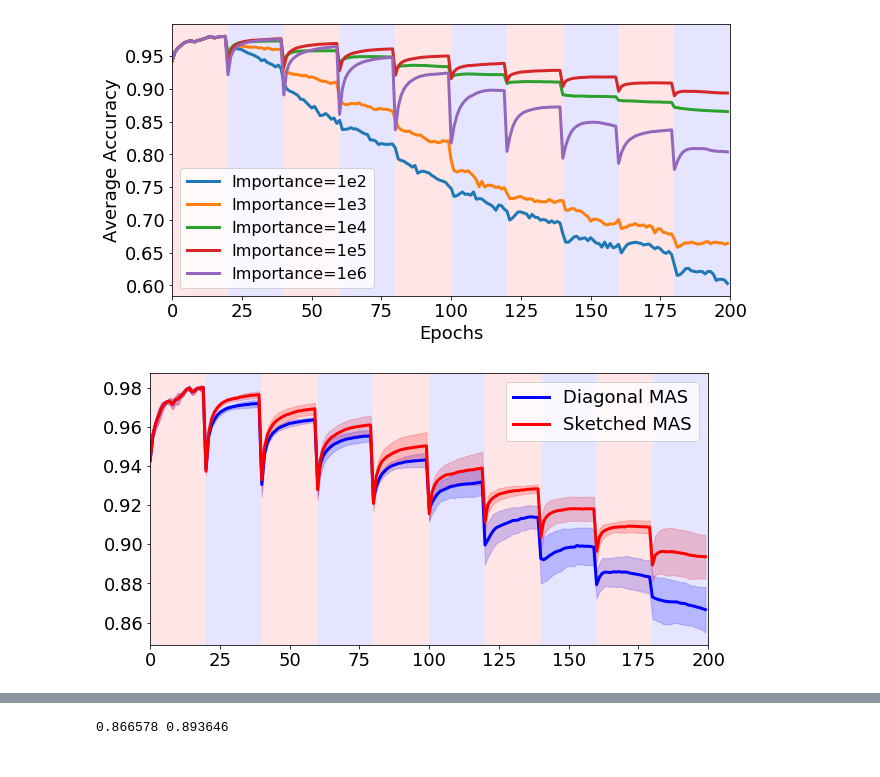
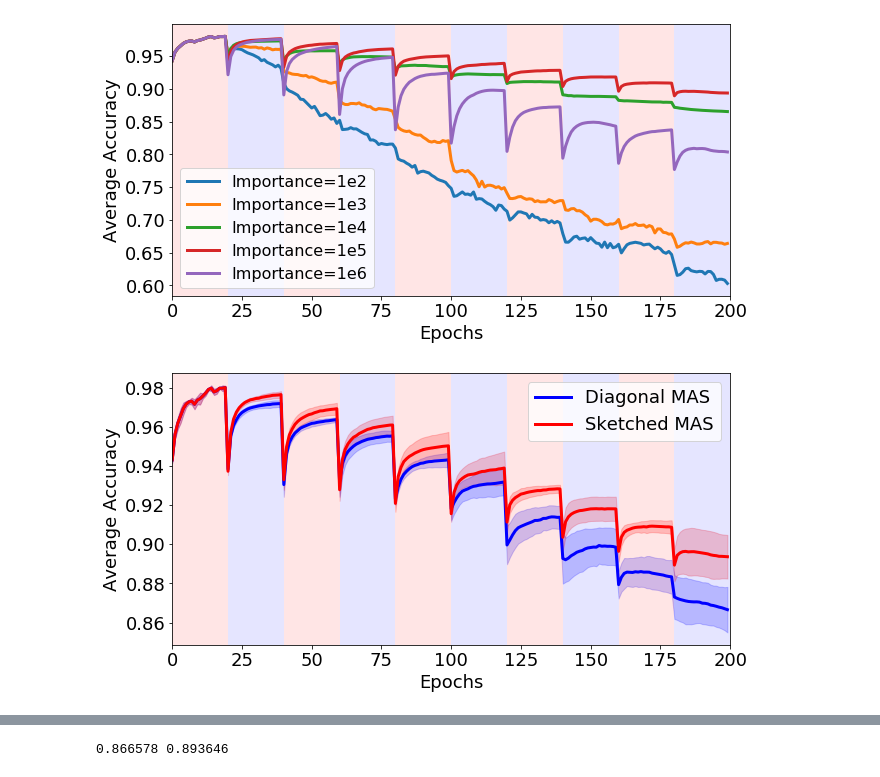
Before and after one commit to lihr04/corel2m, a Jupyter notebook: Visualization_Permuted_MNIST.ipynb, the cells around one changed output, grey strips where cells are left out. Cells and saved outputs as stored; diff of their text form; code cells hidden in the pictures.

```diff
--- a/Visualization_Permuted_MNIST.ipynb
+++ b/Visualization_Permuted_MNIST.ipynb
@@ -194,3 +194,29 @@ plt.xlabel('Epochs',fontsize=18),plt.ylabel('Average Accuracy',fontsize=18)
 plt.show()
 # %% [output]
 [figure]
+# %%
+plt.figure(figsize=(10,5))
+
+for t in range(num_task):
+    if t%2:
+        c='b'
+    else:
+        c='r'
+    plt.axvspan(t*epochs, (t+1)*epochs, facecolor=c, alpha=0.1)
+plt.plot(get_mean_acc(acc_ewc,epochs),'C0',linewidth=3)
+plt.fill_between(np.arange(0,num_task*epochs),
+                 get_mean_acc(acc_ewc,epochs)-acc_ewc_std,
+                 get_mean_acc(acc_ewc,epochs)+acc_ewc_std,
+                 color='C0',alpha=.2)
+plt.plot(get_mean_acc(acc_sketch_ewc,epochs),'C1',linewidth=3)
+plt.fill_between(np.arange(0,num_task*epochs),
+                 get_mean_acc(acc_sketch_ewc,epochs)-acc_sketch_ewc_std,
+                 get_mean_acc(acc_sketch_ewc,epochs)+acc_sketch_ewc_std,
+                 color='C1',alpha=.2)
+plt.xlim(0,num_task*epochs)
+plt.xticks(fontsize=18),plt.yticks(fontsize=18)
+plt.legend(['Diagonal EWC', 'Sketched EWC'],fontsize=16)
+plt.xlabel('Epochs',fontsize=18),plt.ylabel('Average Accuracy',fontsize=18)
+
+# plt.savefig('figure/hahahahaha-ewc.pdf', bbox_inches='tight')
+plt.show()
@@ -348,29 +376,30 @@ plt.show()
 # %%
 acc_mas = acc_mas_list[4]
 acc_sketch_mas = acc_sketch_mas_list[3]
 
 plt.figure(figsize=(10,5))
 for t in range(num_task):
     if t%2:
         c='b'
     else:
         c='r'
     plt.axvspan(t*epochs, (t+1)*epochs, facecolor=c, alpha=0.1)
 plt.plot(get_mean_acc(acc_mas,epochs),'b',linewidth=3)
 plt.fill_between(np.arange(0,num_task*epochs),
                  get_mean_acc(acc_mas,epochs)-acc_mas_std,
                  get_mean_acc(acc_mas,epochs)+acc_mas_std,
                  color='b',alpha=.2)
 plt.plot(get_mean_acc(acc_sketch_mas,epochs),'r',linewidth=3)
 plt.fill_between(np.arange(0,num_task*epochs),
                  get_mean_acc(acc_sketch_mas,epochs)-acc_sketch_mas_std,
                  get_mean_acc(acc_sketch_mas,epochs)+acc_sketch_mas_std,
                  color='r',alpha=.2)
 
 plt.xlim(0,num_task*epochs)
 plt.xticks(fontsize=18),plt.yticks(fontsize=18)
 plt.legend(['Diagonal MAS','Sketched MAS'],fontsize=18)
-plt.savefig('figure/grid_search_sketch_mas_compare.pdf', bbox_inches='tight')
+plt.xlabel('Epochs',fontsize=18),plt.ylabel('Average Accuracy',fontsize=18)
+# plt.savefig('figure/grid_search_sketch_mas_compare.pdf', bbox_inches='tight')
 plt.show()
 # %% [output]
-[figure, old version]
+[figure, new version]
```
Also changed, not shown: parts of 2 cells of this notebook, 8 other files.
